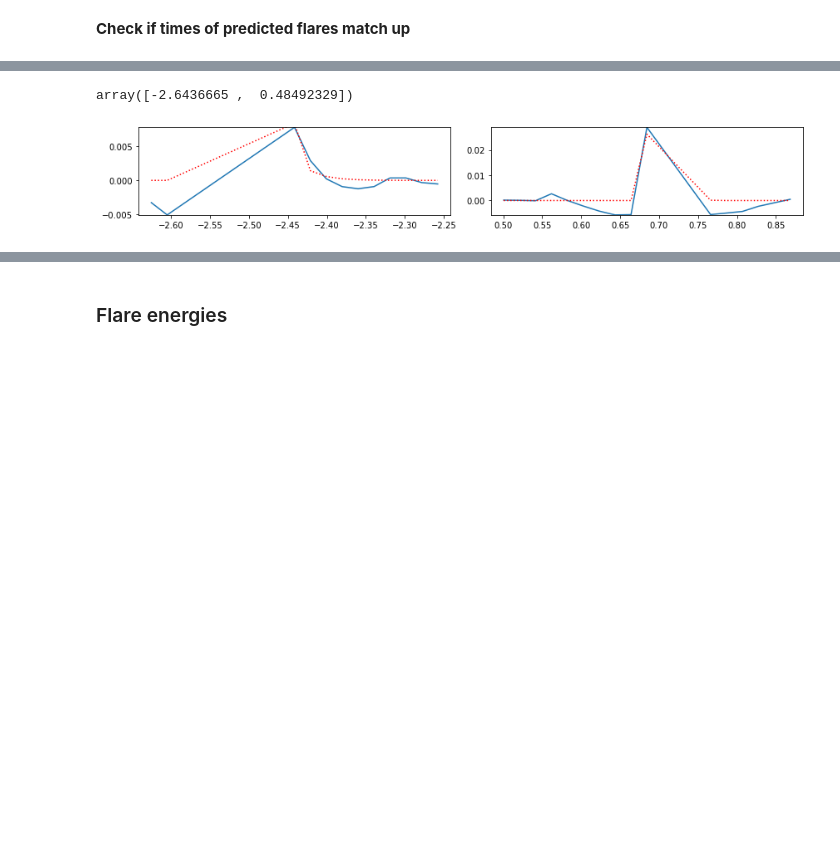
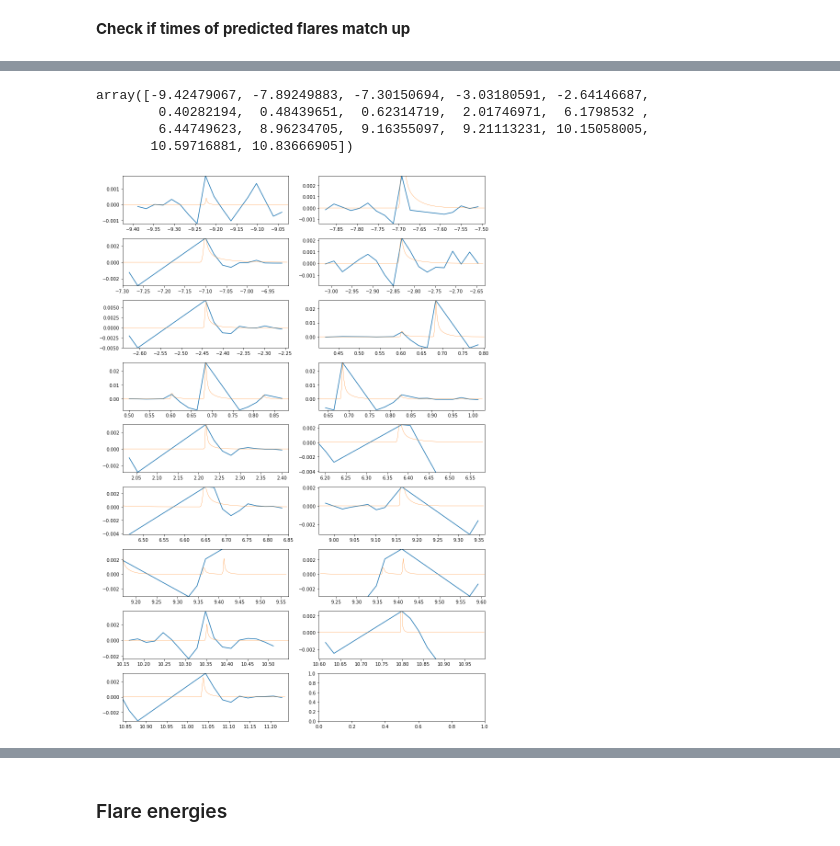
Before and after one commit to exoclam/epic-246301900, a Jupyter notebook: xoflares-epic246301900-post-flare-post-gap.ipynb, the cells around one changed output, grey strips where cells are left out. Saved outputs shown, nothing was run; the diff lists cells and outputs as text; code cells hidden in the pictures; blank space fills up the shorter version.

```diff
--- a/xoflares-epic246301900-post-flare-post-gap.ipynb
+++ b/xoflares-epic246301900-post-flare-post-gap.ipynb
@@ -94,9 +110,9 @@ def normalize_flux(lc):
 # %%
 # get a smoothed version of the light curve
 norm_y = normalize_flux(postgap.PDCSAP_FLUX)
-smooth = savgol_filter(norm_y, 13, polyorder=3)
+smooth = savgol_filter(norm_y, 9, polyorder=3) #formerly window_length=13
 resid = norm_y - smooth
-mask = resid < 3.5*np.sqrt(np.mean(resid**2))
+mask = resid < 1.5*np.sqrt(np.mean(resid**2))
 
 plt.figure(figsize=(10, 5))
 plt.plot(postgap.TIME, norm_y, "r")
@@ -113,7 +129,7 @@ plt.xlim(postgap.TIME.min(), postgap.TIME.max());
 def find_flares(lc):
 
     # find some flares
-    mflare = resid < 3.5 * np.sqrt(np.mean(resid**2))
+    mflare = resid < 1.5 * np.sqrt(np.mean(resid**2))
     lc.CADENCENO = lc.CADENCENO
     cads = lc.CADENCENO - list(lc.CADENCENO)[0] # index at 0
     ref_time = calculate_ref_time(lc)
@@ -305,6 +362,9 @@ multiflare = theano.function([xx, tpeaksx, fwhmsx, amplsx],
 #     map_soln = pm.find_MAP(start=map_soln, vars=[fwhm, ampl])
 #     map_soln = pm.find_MAP(start=map_soln, vars=[tpeak])
 
+# make a fine grid that spans the observation window for plotting purposes
+t_plot = np.linspace(x.min(), x.max(), 10000)
+
 with pm.Model() as model:
     npeaks = np.shape(tpeaks)[0]
     mean = pm.Normal("mean", mu=0, sd=3.0, testval=0)
@@ -321,24 +381,35 @@ with pm.Model() as model:
     ampl = pm.Deterministic("ampl", tt.exp(logAmpl))
 
     #flare_lc = get_light_curve(x, tpeak, fwhm, ampl, texp=texp, oversample=15)
-    flare_lc = get_light_curve(x, tpeak, fwhm, ampl, oversample=15)
-    pm.Deterministic("flare_lc", flare_lc)
+    flare_lc = get_light_curve(x, tpeak, fwhm, ampl, oversample=7)
+    flare_lc_pred = get_light_curve(t_plot, tpeak, fwhm, ampl, oversample=7)
+    pm_determ = pm.Deterministic("flare_lc", flare_lc)
+    pm_determ_pred = pm.Deterministic("flare_lc_pred", flare_lc_pred) # this one's for plotting only
+
     pm.Normal("obs", mu=flare_lc + mean, sd=tt.exp(2*logs2), observed=y)
 
-    map_soln = xo.optimize(start=model.test_point, vars=[fwhm, mean])
-    map_soln = xo.optimize(start=map_soln, vars=[ampl, mean])
-    map_soln = xo.optimize(start=map_soln, vars=[fwhm, ampl])
+    map_soln = xo.optimize(start=model.test_point, vars=[1/fwhm, mean])
+    map_soln = xo.optimize(start=map_soln, vars=[1/ampl, mean])
+    # per Tom's advice, sample 1/A & 1/FWHM for better performance
+    map_soln = xo.optimize(start=map_soln, vars=[1/fwhm, 1/ampl])
     map_soln = xo.optimize(start=map_soln, vars=[tpeak])
 
     approx = pm.MeanField(start=map_soln)
     pm.fit(method=pm.KLqp(approx), n=200000,
             obj_optimizer=pm.adagrad_window
         )
-    start = approx.sample(draws=4, )
+    start = approx.sample(draws=2,) # formerly draws=4
     start = list(start)
     stds = approx.bij.rmap(approx.std.eval())
     cov = model.dict_to_array(stds) ** 2
     potential = quadpotential.QuadPotentialDiag(cov)
+
+    #with model:
+    #    step = pm.NUTS(potential=potential, target_accept=0.9)
+    #    trace = pm.sample(draws=400, tune=50, step=step, start=start, cores=2) #formerly draws=2400, tune=200
+
+    #start, potential, trace, pm_determ = flare_lc_model(x)
+    #start_pred, potential_pred, trace_pred, pm_determ = flare_lc_model(t_plot, name='_pred') # for plotting
 # %% [output]
 optimizing logp for variables: [mean, logFwhm]
 message: Desired error not necessarily achieved due to precision loss.
@@ -357,30 +428,43 @@ Finished [100%]: Average Loss = -5,967.9
 # %%
 start[0]['tpeak'] - 0.2
 # %% [output]
-array([-2.6436665 ,  0.48492329])
+array([-9.42479067, -7.89249883, -7.30150694, -3.03180591, -2.64146687,
+        0.40282194,  0.48439651,  0.62314719,  2.01746971,  6.1798532 ,
+        6.44749623,  8.96234705,  9.16355097,  9.21113231, 10.15058005,
+       10.59716881, 10.83666905])
 # %%
 fig, axes = plt.subplots(ncols=2, nrows=np.ceil(npeaks/2).astype(int), figsize=[12,npeaks])
 axes = axes.flatten()
 tps = start[0]['tpeak']
+# make a fine grid that spans the observation window for plotting purposes
+t_plot = np.linspace(x.min(), x.max(), 10000)
+
 for i in range(npeaks):
     timemask = (x >= tps[i]-0.2) * (x < tps[i]+0.2) # true for values within +/- 0.2 of peak indices
+    timemask_t_plot = (t_plot >= tps[i]-0.2) * (t_plot < tps[i]+0.2)
     ax = axes[i]
     ax.plot(x[timemask], y[timemask])
-    ax.plot(x[timemask], start[0]['flare_lc'][timemask], ':r')
+    with model:
+        ax.plot(
+            t_plot[timemask_t_plot],
+            pmx.eval_in_model(get_light_curve(t_plot, tpeak, fwhm, ampl, oversample=7), start[0])[timemask_t_plot],
+            "C1", lw=0.5
+        )
+    #ax.plot(x[timemask], start[0]['flare_lc'][timemask], ':r')
     ax.set_xlim(tpeaks[i]-0.2, tpeaks[i]+0.2)
     ax.set_ylim(np.min(y[timemask]), np.max(y[timemask]))
 fig.tight_layout()
 
 #fig, axes = plt.subplots(ncols=2, nrows=np.ceil(npeaks/2).astype(int), figsize=[12,npeaks])
 #axes = axes.flatten()
 #for i in range(npeaks):
 #    ax = axes[i]
 #    ax.plot(x, y)
 #    ax.axvline(tpeaks[i], np.min(y), np.max(y), color='r', linestyle=':')
 #    ax.set_xlim(tpeaks[i]-0.2, tpeaks[i]+0.2)
 #    ax.set_ylim(np.min(y), np.max(ampls[i]+3))
 # %% [output]
-[figure, old version]
+[figure, new version]
 # %%
 # sampler = xo.PyMC3Sampler(window=200, start=0, finish=800)
 # with model:
```
Also changed, not shown: parts of 33 cells of this notebook.
